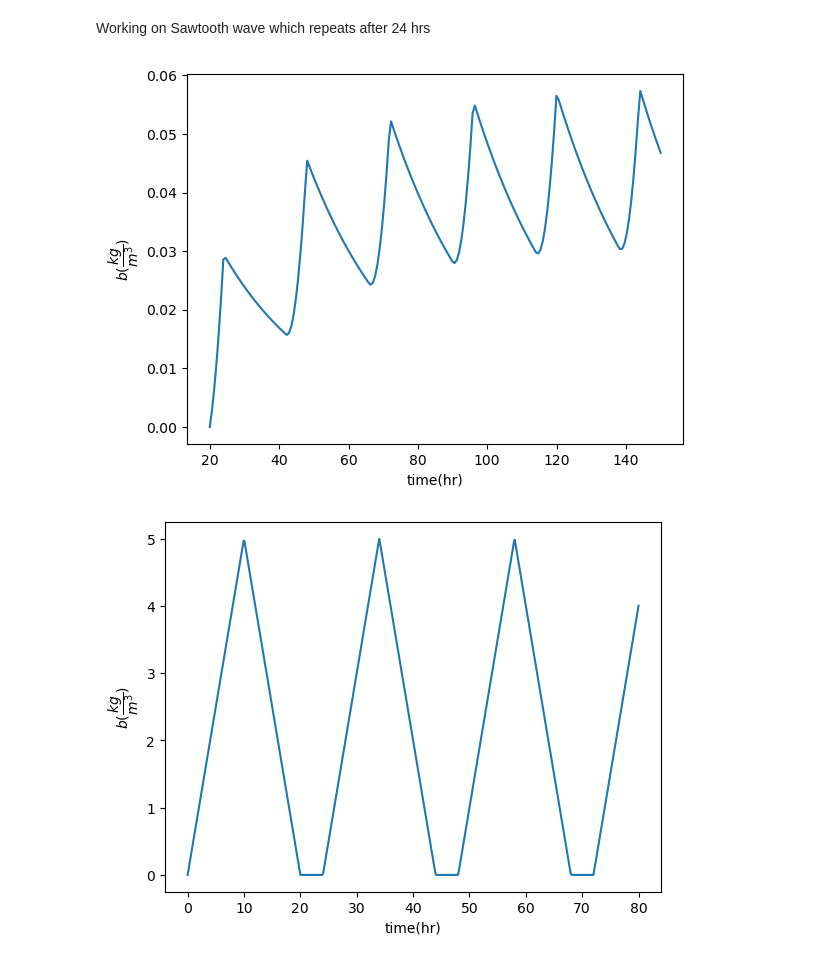
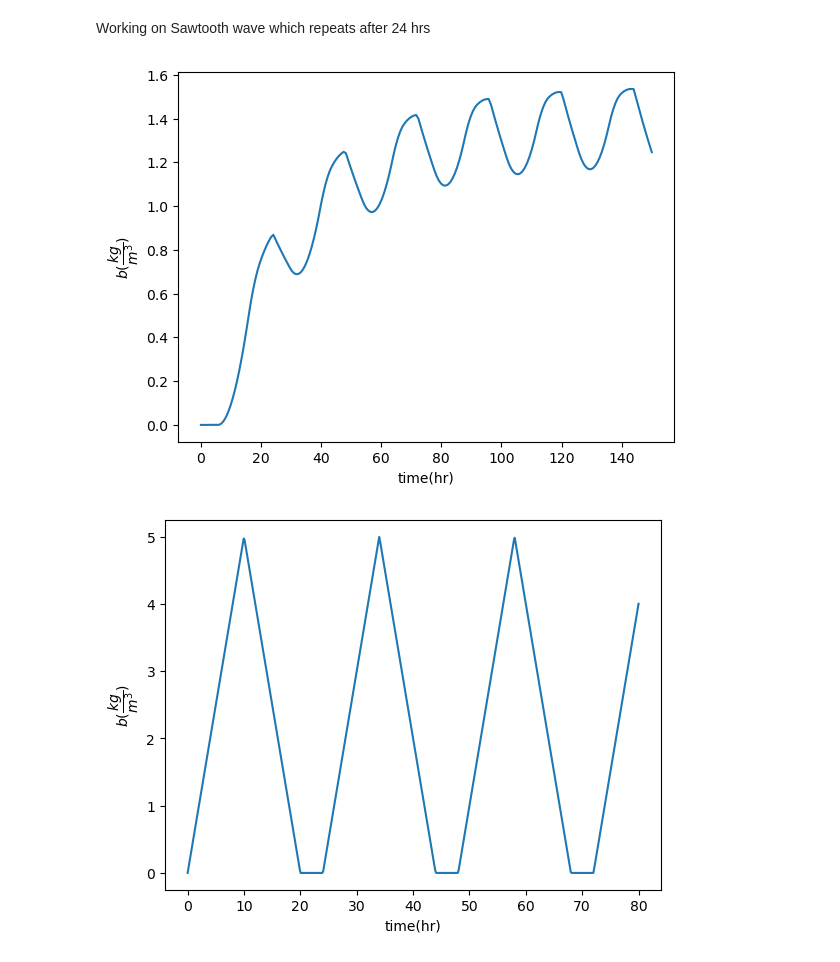
Before and after one commit to sanbuddhacharyas/Epilepsey_PK, a Jupyter notebook: solving_inhomogeneous.ipynb, the cells around one changed output. Drawn from its saved outputs; the diff is of its cells as text; code cells hidden in the pictures.

```diff
--- a/solving_inhomogeneous.ipynb
+++ b/solving_inhomogeneous.ipynb
@@ -67,14 +99,28 @@ def model(b, t):
     return dbdt
 # %%
 b = 0
-t = np.linspace(20, 200, 500)
+t = np.linspace(0, 200, 500)
+
 
 # solve the ODE equation
 sol = odeint(model, b, t)
 
+fig, ax = plt.subplots()
+
+
 # plot results
-plt.plot(t, sol)
-plt.xlabel('time(hr)')
-plt.ylabel('$b(\dfrac{kg}{m^{3}})$')
+ax.plot(t, sol)
+
+max_peak_ind  = np.argmax(sol)
+max_peak_time = t[max_peak_ind]
+
+ax.axvline(x = max_peak_time, color = 'r', label = 'axvline - full height')
+
+
+# ax.xlabel('time(hr)')
+# ax.ylabel('$b(\dfrac{kg}{m^{3}})$')
+ax.scatter(np.array([t[max_peak_ind]]), np.array([sol[max_peak_ind]]))
+ax.annotate((int(t[max_peak_ind]), round(sol[max_peak_ind][0], 4)), (t[max_peak_ind], sol[max_peak_ind]))
+
 plt.show()
 # %% [output]
@@ -84,7 +130,7 @@ Working on Sawtooth wave which repeats after 24 hrs
 # %%
 #perioid after 24 hrs
 pd_time = 24
-def find_sawtooth_wave(x, t):
+def find_sawtooth_wave(t, x):
 #     J = 0
     pd_ind = int(t // pd_time)
     t      = t - pd_ind * pd_time
@@ -95,40 +141,40 @@ doeses  = [100, 100]
 pd_time = 24
 
 # solving equation for small_intestine
-def small_intestine(t, ka):
-    x = (x_s * np.pi**2 * r_s**2) / Q_s
-    J = find_sawtooth_wave(x, t)
+def small_intestine(t):
+    x = (x_s / v_s)
+    J = m*find_sawtooth_wave(t, x) / v_s
 
-    return ka*(J*x_s*np.exp(-x_s*a_s/v_s*ka))
+    return (J*x_s*a_s)
 
 # solving equation for large intestine
-def large_intestine(t, ka):
-    x = ((x_l - x_s) * np.pi**2 * r_l**2) / Q_l
-    J = find_sawtooth_wave(x, t)
+def large_intestine(t):
+    x = (x_l / v_l)
+    J = m*find_sawtooth_wave(t, x) / v_s
 
-    return ka*(J*(x_l - x_s)*np.exp(-(x_l - x_s)*a_l/v_l*ka))
+    return ((x_l - x_s)*a_l*J)
 
 # define ordinary differential equation
 def model(b, t):
-    A_t  =  small_intestine(t, ka) + large_intestine(t, ka)
+    A_t  =  ka*np.exp(-ka*(x_s*a_s/v_s + (x_l - x_s)*a_l / v_l))*(small_intestine(t) + large_intestine(t))
     dbdt = 1 / (w * Vd) * (A_t) - ke*b
 
     return dbdt
 # %%
 %matplotlib inline
 b = 0
-t = np.linspace(20, 150, 200)
+t = np.linspace(0, 150, 200)
 
 # solve the ODE equation
 sol = odeint(model, b, t)
 
 # plot results
 plt.plot(t, sol)
 plt.xlabel('time(hr)')
 plt.ylabel('$b(\dfrac{kg}{m^{3}})$')
 plt.show()
 # %% [output]
-[figure, old version]
+[figure, new version]
 # %%
 #perioid after 24 hrs
 
```
Also changed, not shown: parts of 7 cells of this notebook, 1 other file.
